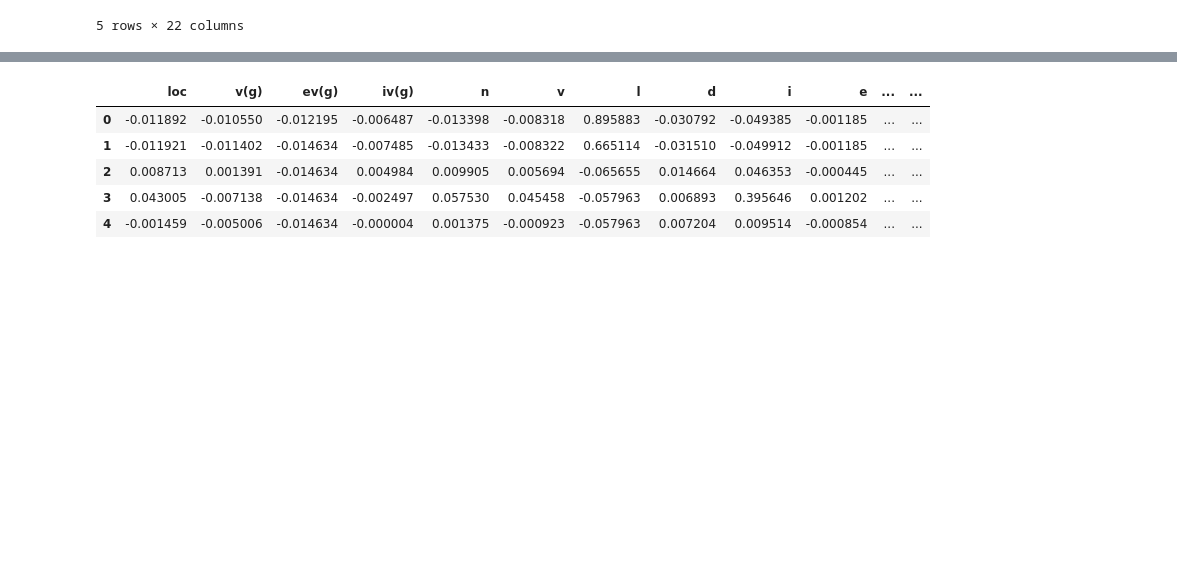
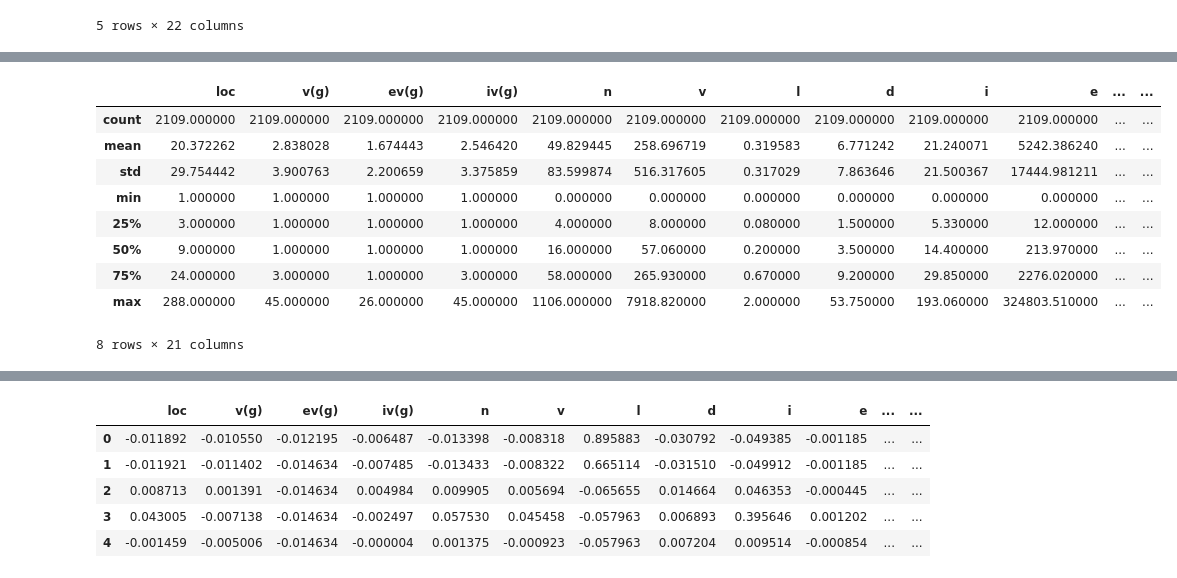
Before and after one commit to irbp/IF699-Machine-Learning, a Jupyter notebook: List 2/q1.ipynb, the cells around one changed output, grey strips where cells are left out. Cells and saved outputs as stored; diff of their text form; code cells hidden in the pictures; blank space fills up the shorter version.

```diff
--- a/List 2/q1.ipynb
+++ b/List 2/q1.ipynb
@@ -20,0 +70,13 @@ df.head()
+# %%
+df_2.describe()
+# %% [output]
+|  | loc | v(g) | ev(g) | iv(g) | n | v | l | d | i | e | ... | ... |
+| count | 2109.000000 | 2109.000000 | 2109.000000 | 2109.000000 | 2109.000000 | 2109.000000 | 2109.000000 | 2109.000000 | 2109.000000 | 2109.000000 | ... | ... |
+| mean | 20.372262 | 2.838028 | 1.674443 | 2.546420 | 49.829445 | 258.696719 | 0.319583 | 6.771242 | 21.240071 | 5242.386240 | ... | ... |
+| std | 29.754442 | 3.900763 | 2.200659 | 3.375859 | 83.599874 | 516.317605 | 0.317029 | 7.863646 | 21.500367 | 17444.981211 | ... | ... |
+| min | 1.000000 | 1.000000 | 1.000000 | 1.000000 | 0.000000 | 0.000000 | 0.000000 | 0.000000 | 0.000000 | 0.000000 | ... | ... |
+| 25% | 3.000000 | 1.000000 | 1.000000 | 1.000000 | 4.000000 | 8.000000 | 0.080000 | 1.500000 | 5.330000 | 12.000000 | ... | ... |
+| 50% | 9.000000 | 1.000000 | 1.000000 | 1.000000 | 16.000000 | 57.060000 | 0.200000 | 3.500000 | 14.400000 | 213.970000 | ... | ... |
+| 75% | 24.000000 | 3.000000 | 1.000000 | 3.000000 | 58.000000 | 265.930000 | 0.670000 | 9.200000 | 29.850000 | 2276.020000 | ... | ... |
+| max | 288.000000 | 45.000000 | 26.000000 | 45.000000 | 1106.000000 | 7918.820000 | 2.000000 | 53.750000 | 193.060000 | 324803.510000 | ... | ... |
+8 rows × 21 columns
```
Also changed, not shown: parts of 13 cells of this notebook, 3 other files.
